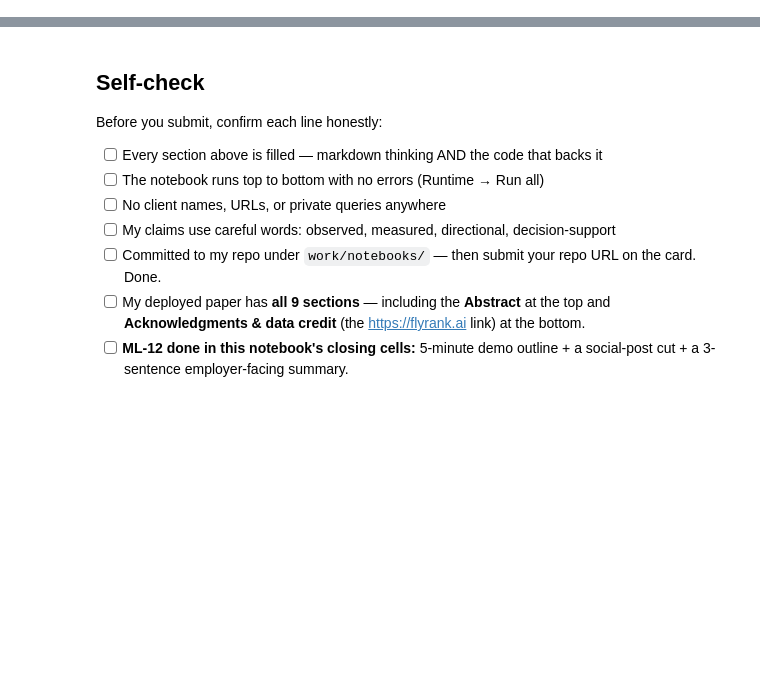
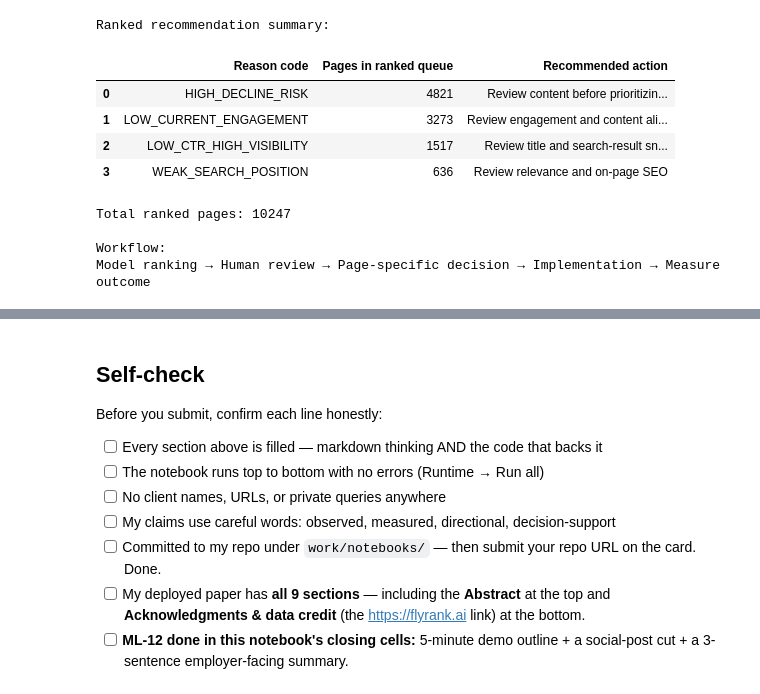
Before and after one commit to VikramR6/flyrank-ml-internship-assign1, a Jupyter notebook: work/notebooks/capstone.ipynb, the cells around one changed output, grey strips where cells are left out. Cells and saved outputs as stored; diff of their text form; code cells hidden in the pictures; blank space fills up the shorter version.

```diff
--- a/work/notebooks/capstone.ipynb
+++ b/work/notebooks/capstone.ipynb
@@ -36,0 +577,46 @@ This skeleton is yours to fill. Work the sections **in order** — each one has
+# %%
+# ML-11 — Section 6: Ranked recommendation summary
+
+recommendation_map = {
+    "HIGH_DECLINE_RISK": "Review content before prioritizing refresh",
+    "LOW_CTR_HIGH_VISIBILITY": "Review title and search-result snippet",
+    "WEAK_SEARCH_POSITION": "Review relevance and on-page SEO",
+    "LOW_CURRENT_ENGAGEMENT": "Review engagement and content alignment"
+}
+
+reason_counts = (
+    pd.Series({
+        "HIGH_DECLINE_RISK": 4821,
+        "LOW_CURRENT_ENGAGEMENT": 3273,
+        "LOW_CTR_HIGH_VISIBILITY": 1517,
+        "WEAK_SEARCH_POSITION": 636
+    })
+    .sort_values(ascending=False)
+)
+
+recommendation_summary = pd.DataFrame({
+    "Reason code": reason_counts.index,
+    "Pages in ranked queue": reason_counts.values,
+    "Recommended action": [
+        recommendation_map[x] for x in reason_counts.index
+    ]
+})
+
+print("Ranked recommendation summary:")
+display(recommendation_summary)
+
+print("\nTotal ranked pages:", reason_counts.sum())
+
+print("\nWorkflow:")
+print("Model ranking → Human review → Page-specific decision → Implementation → Measure outcome")
+# %% [output]
+Ranked recommendation summary:
+|  | Reason code | Pages in ranked queue | Recommended action |
+| 0 | HIGH_DECLINE_RISK | 4821 | Review content before prioritizin... |
+| 1 | LOW_CURRENT_ENGAGEMENT | 3273 | Review engagement and content ali... |
+| 2 | LOW_CTR_HIGH_VISIBILITY | 1517 | Review title and search-result sn... |
+| 3 | WEAK_SEARCH_POSITION | 636 | Review relevance and on-page SEO |
+Total ranked pages: 10247
+
+Workflow:
+Model ranking → Human review → Page-specific decision → Implementation → Measure outcome
```
Also changed, not shown: parts of 21 cells of this notebook.
